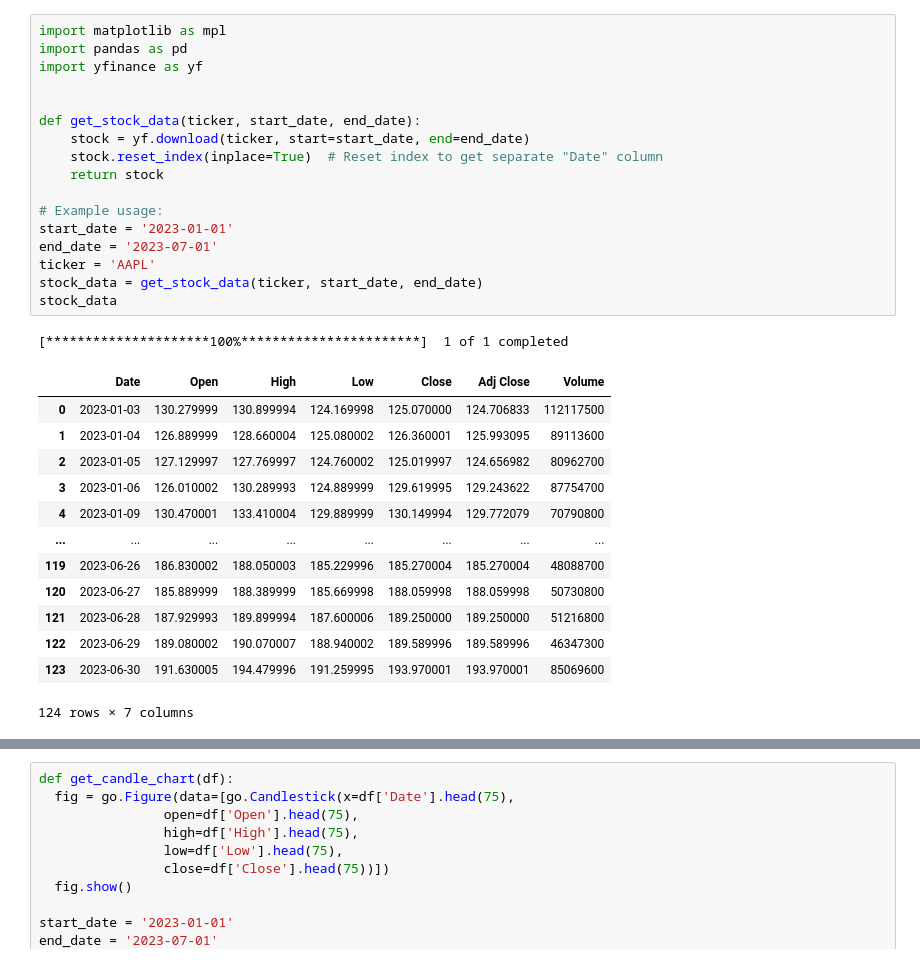
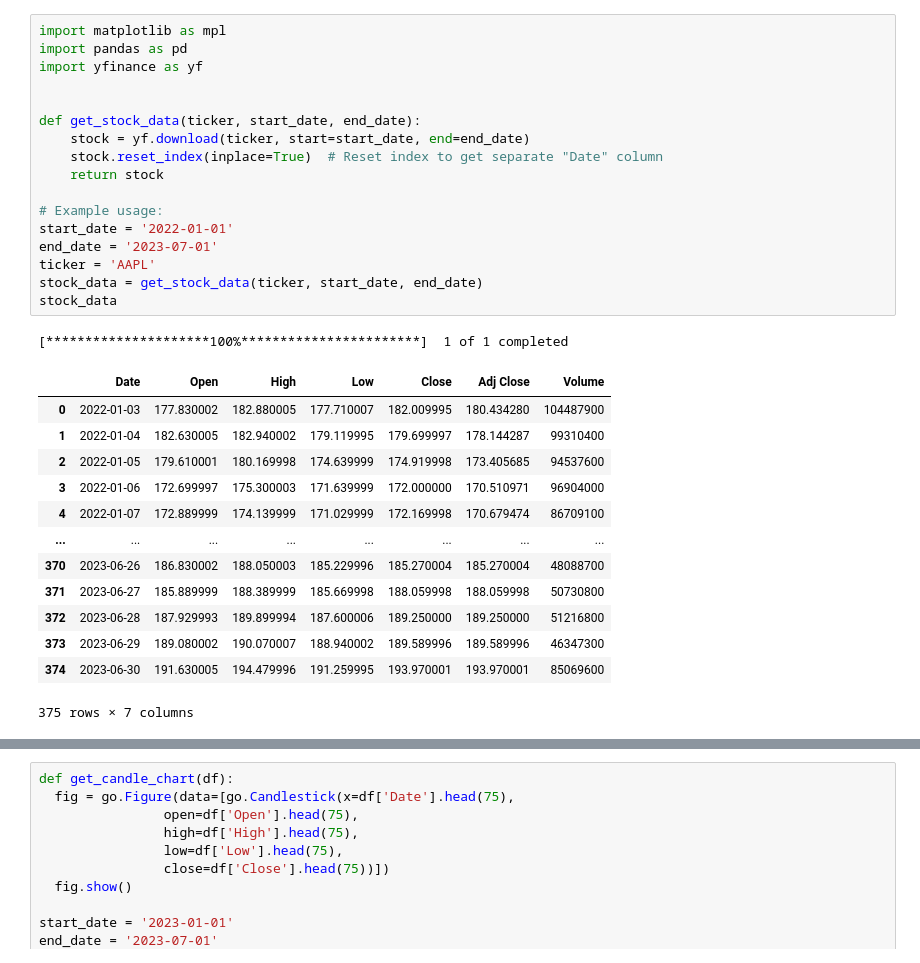
Before and after one commit to Shaif95/AICamp_DS, a Jupyter notebook: Stock_Viz.ipynb, the cells around one changed output, grey strips where cells are left out. Drawn from its saved outputs; the diff is of its cells as text.

```diff
--- a/Stock_Viz.ipynb
+++ b/Stock_Viz.ipynb
@@ -3,32 +23,32 @@
 # %%
 import matplotlib as mpl
 import pandas as pd
 import yfinance as yf
 
 
 def get_stock_data(ticker, start_date, end_date):
     stock = yf.download(ticker, start=start_date, end=end_date)
     stock.reset_index(inplace=True)  # Reset index to get separate "Date" column
     return stock
 
 # Example usage:
-start_date = '2023-01-01'
+start_date = '2022-01-01'
 end_date = '2023-07-01'
 ticker = 'AAPL'
 stock_data = get_stock_data(ticker, start_date, end_date)
 stock_data
 # %% [output]
 [*********************100%***********************]  1 of 1 completed
 |  | Date | Open | High | Low | Close | Adj Close | Volume |
-| 0 | 2023-01-03 | 130.279999 | 130.899994 | 124.169998 | 125.070000 | 124.706833 | 112117500 |
-| 1 | 2023-01-04 | 126.889999 | 128.660004 | 125.080002 | 126.360001 | 125.993095 | 89113600 |
-| 2 | 2023-01-05 | 127.129997 | 127.769997 | 124.760002 | 125.019997 | 124.656982 | 80962700 |
-| 3 | 2023-01-06 | 126.010002 | 130.289993 | 124.889999 | 129.619995 | 129.243622 | 87754700 |
-| 4 | 2023-01-09 | 130.470001 | 133.410004 | 129.889999 | 130.149994 | 129.772079 | 70790800 |
+| 0 | 2022-01-03 | 177.830002 | 182.880005 | 177.710007 | 182.009995 | 180.434280 | 104487900 |
+| 1 | 2022-01-04 | 182.630005 | 182.940002 | 179.119995 | 179.699997 | 178.144287 | 99310400 |
+| 2 | 2022-01-05 | 179.610001 | 180.169998 | 174.639999 | 174.919998 | 173.405685 | 94537600 |
+| 3 | 2022-01-06 | 172.699997 | 175.300003 | 171.639999 | 172.000000 | 170.510971 | 96904000 |
+| 4 | 2022-01-07 | 172.889999 | 174.139999 | 171.029999 | 172.169998 | 170.679474 | 86709100 |
 | ... | ... | ... | ... | ... | ... | ... | ... |
-| 119 | 2023-06-26 | 186.830002 | 188.050003 | 185.229996 | 185.270004 | 185.270004 | 48088700 |
-| 120 | 2023-06-27 | 185.889999 | 188.389999 | 185.669998 | 188.059998 | 188.059998 | 50730800 |
-| 121 | 2023-06-28 | 187.929993 | 189.899994 | 187.600006 | 189.250000 | 189.250000 | 51216800 |
-| 122 | 2023-06-29 | 189.080002 | 190.070007 | 188.940002 | 189.589996 | 189.589996 | 46347300 |
-| 123 | 2023-06-30 | 191.630005 | 194.479996 | 191.259995 | 193.970001 | 193.970001 | 85069600 |
+| 370 | 2023-06-26 | 186.830002 | 188.050003 | 185.229996 | 185.270004 | 185.270004 | 48088700 |
+| 371 | 2023-06-27 | 185.889999 | 188.389999 | 185.669998 | 188.059998 | 188.059998 | 50730800 |
+| 372 | 2023-06-28 | 187.929993 | 189.899994 | 187.600006 | 189.250000 | 189.250000 | 51216800 |
+| 373 | 2023-06-29 | 189.080002 | 190.070007 | 188.940002 | 189.589996 | 189.589996 | 46347300 |
+| 374 | 2023-06-30 | 191.630005 | 194.479996 | 191.259995 | 193.970001 | 193.970001 | 85069600 |
-124 rows × 7 columns
+375 rows × 7 columns
```
Also changed, not shown: parts of 9 cells of this notebook.
